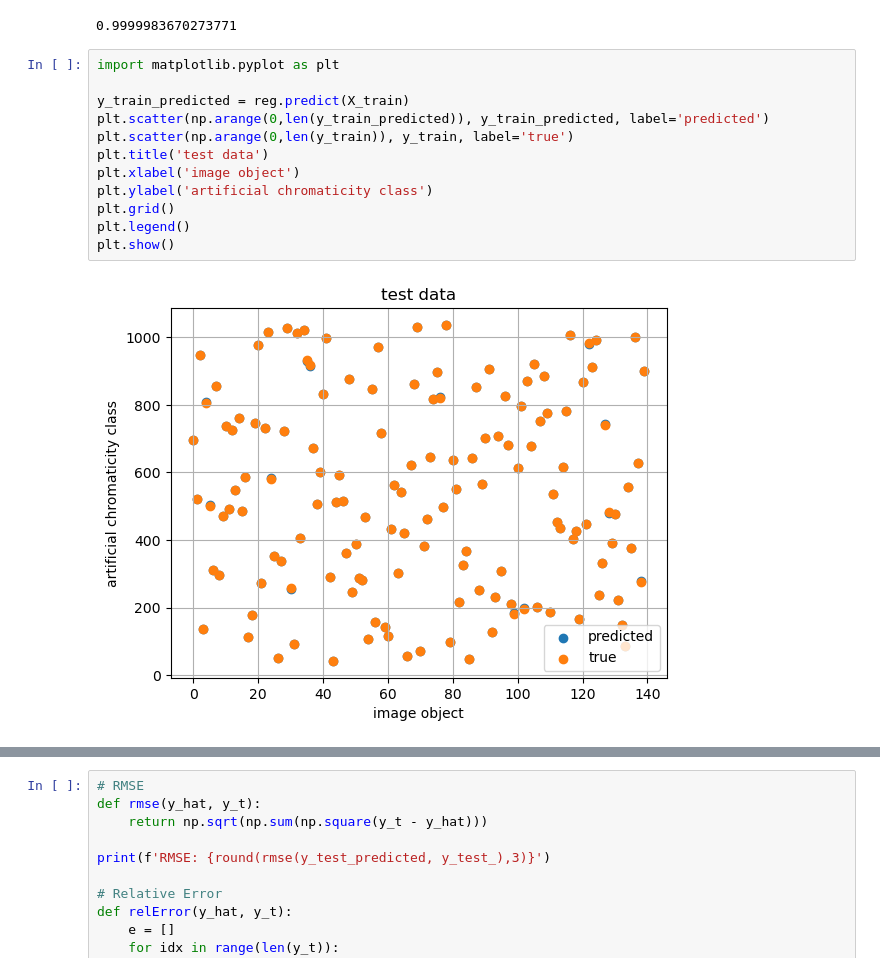
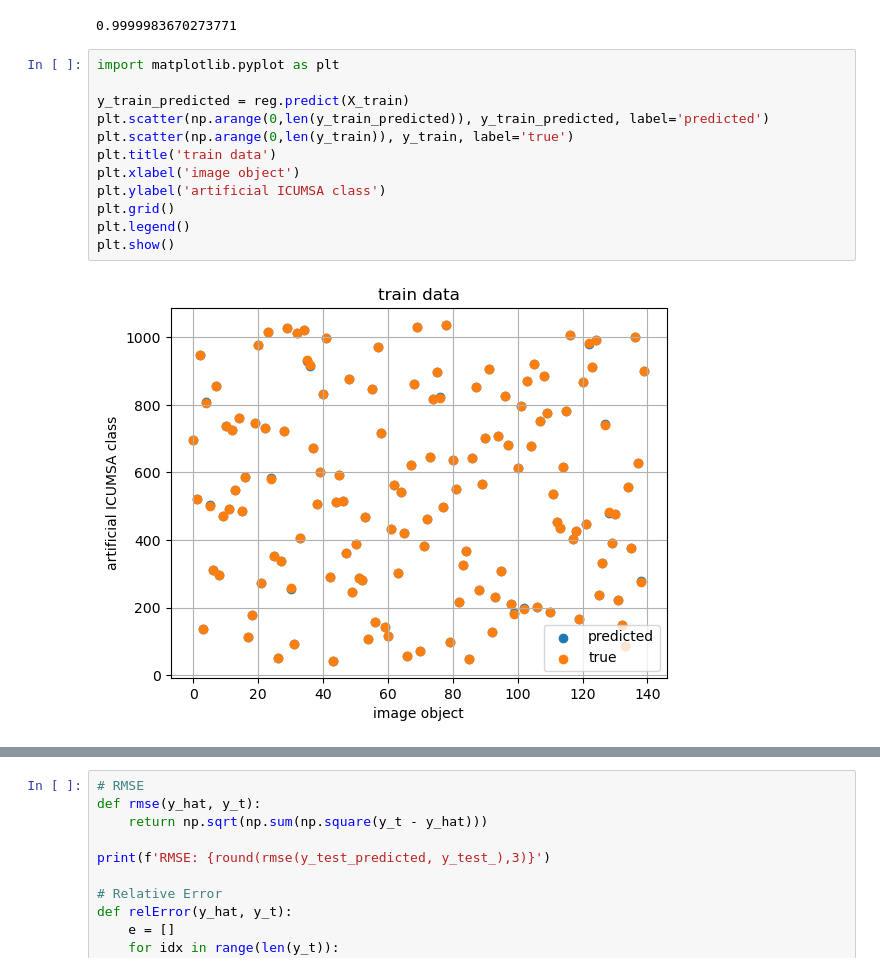
Before and after one commit to visualIgorec/Exponenta_projects, a Jupyter notebook: Успенский_сахар/LAB_ICUMSA/test.ipynb, the cells around one changed output, grey strips where cells are left out. Drawn from its saved outputs; the diff is of its cells as text.

```diff
--- a/Успенский_сахар/LAB_ICUMSA/test.ipynb
+++ b/Успенский_сахар/LAB_ICUMSA/test.ipynb
@@ -88,17 +88,17 @@ reg.score(X_train, y_train)
 # %%
 import matplotlib.pyplot as plt
 
 y_train_predicted = reg.predict(X_train)
 plt.scatter(np.arange(0,len(y_train_predicted)), y_train_predicted, label='predicted')
 plt.scatter(np.arange(0,len(y_train)), y_train, label='true')
-plt.title('test data')
+plt.title('train data')
 plt.xlabel('image object')
-plt.ylabel('artificial chromaticity class')
+plt.ylabel('artificial ICUMSA class')
 plt.grid()
 plt.legend()
 plt.show()
 # %% [output]
-[figure, old version]
+[figure, new version]
 # %%
 y_test_predicted = reg.predict(X_test)
 y_test_ = y_test.to_numpy()
```
Also changed, not shown: parts of 1 cell of this notebook.
